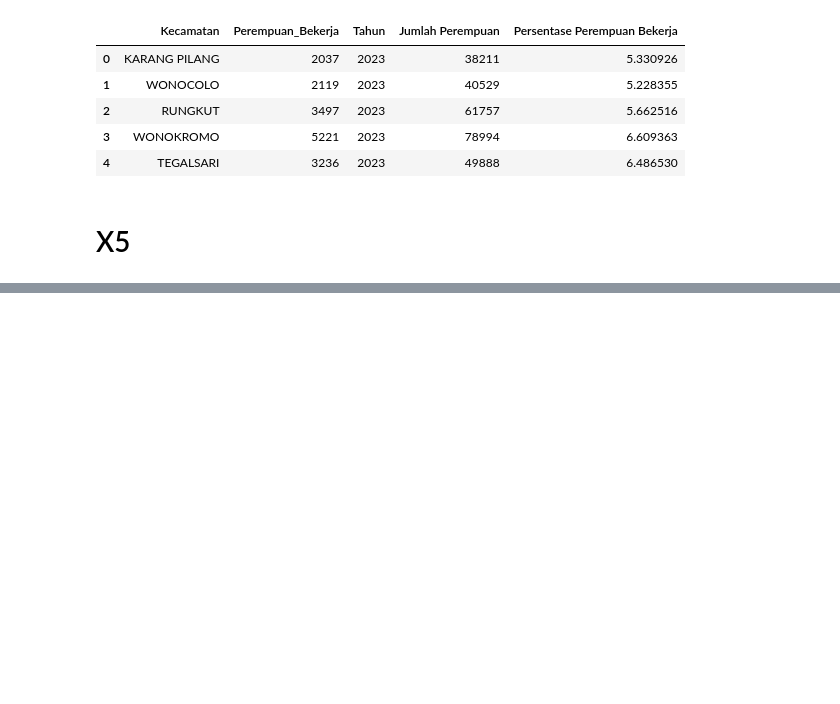
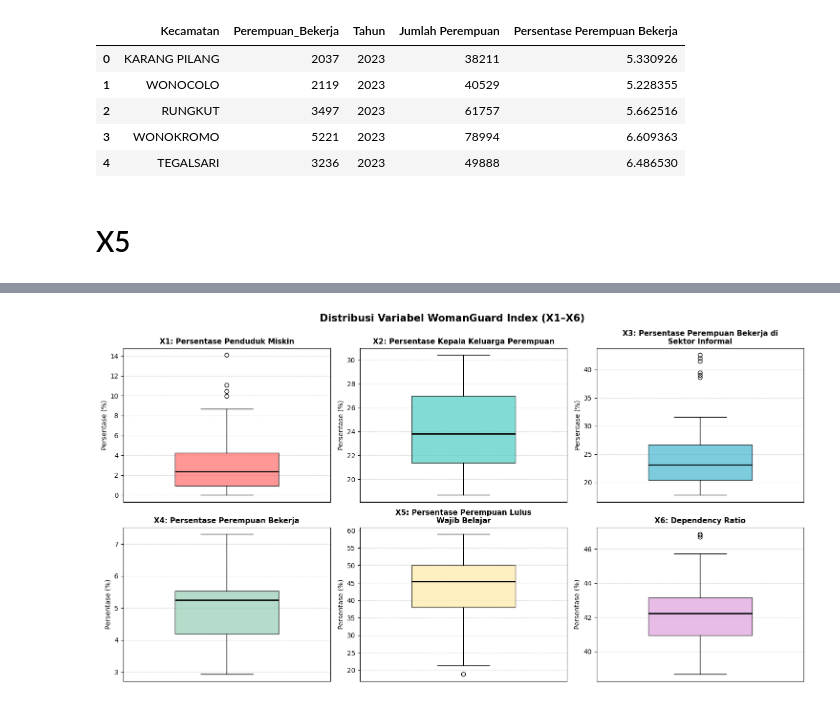
Before and after one commit to difta11/womanguard-index-surabaya, a Jupyter notebook: wgi_new_var.ipynb, the cells around one changed output, grey strips where cells are left out. Saved outputs shown, nothing was run; the diff lists cells and outputs as text; code cells hidden in the pictures; blank space fills up the shorter version.

```diff
--- a/wgi_new_var.ipynb
+++ b/wgi_new_var.ipynb
@@ -713,0 +975,7 @@ x5_final.head()
+# %%
+X1 = pd.read_csv("D:\KULIAH\Project\womanguard-index-surabaya\Data terbaru dip\X1 Persentase Penduduk Miskin\X1_Rasio_Keluarga_Miskin.csv")
+X2 = pd.read_csv("D:\KULIAH\Project\womanguard-index-surabaya\Data terbaru dip\X2 Persentase Kepala Keluarga Perempuan\X2_Rasio Kepala Keluarga Perempuan.csv")
+X3 = pd.read_csv("D:\KULIAH\Project\womanguard-index-surabaya\Data terbaru dip\X3 Persentase Perempuan Bekerja di Sektor Informal\X3_Persentase_Perempuan_Bekerja_di_Sektor_Informal.csv")
+X4 = pd.read_csv("D:\KULIAH\Project\womanguard-index-surabaya\Data terbaru dip\X4 Persentase perempuan yang bekerja\X4_Persentase Perempuan Bekerja")
+X5 = pd.read_csv("D:\KULIAH\Project\womanguard-index-surabaya\Data terbaru dip\X5 Persentase Perempuan Lulus Wajib Belajar\X5_Persentase Perempuan Lulus.csv")
+X6 = pd.read_csv("D:\KULIAH\Project\womanguard-index-surabaya\Data terbaru dip\X6 Dependency Ratio\X6_Dependency_Ratio.csv")
@@ -713,0 +1030,79 @@ x5_final.head()
+# %%
+# Visualisasi boxplot
+fig, axes = plt.subplots(2, 3, figsize=(15, 8))
+axes = axes.flatten()
+
+# Nama kolom pada final_df
+columns = [
+    "X1",
+    "X2",
+    "X3",
+    "X4",
+    "X5",
+    "X6"
+]
+
+# Judul
+titles = [
+    "X1: Persentase Penduduk Miskin",
+    "X2: Persentase Kepala Keluarga Perempuan",
+    "X3: Persentase Perempuan Bekerja di\nSektor Informal",
+    "X4: Persentase Perempuan Bekerja",
+    "X5: Persentase Perempuan Lulus\nWajib Belajar",
+    "X6: Dependency Ratio"
+]
+
+colors = ['#FF6B6B', '#4ECDC4', '#45B7D1',
+          '#96CEB4', '#FFEAA7', '#DDA0DD']
+
+for ax, col, title, color in zip(axes, columns, titles, colors):
+
+    bp = ax.boxplot(
+        final_df[col],
+        patch_artist=True,
+        widths=0.5
+    )
+
+    bp['boxes'][0].set_facecolor(color)
+    bp['boxes'][0].set_alpha(0.7)
+
+    bp['medians'][0].set_color('black')
+    bp['medians'][0].set_linewidth(2)
+
+    ax.set_title(title, fontsize=11, fontweight='bold')
+    ax.set_ylabel("Persentase (%)", fontsize=10)
+    ax.grid(axis='y', linestyle='--', alpha=0.5)
+    ax.set_xticks([])
+
+plt.suptitle(
+    "Distribusi Variabel WomanGuard Index (X1–X6)",
+    fontsize=15,
+    fontweight='bold'
+)
+
+plt.tight_layout()
+
+plt.savefig(
+    r"D:\KULIAH\Project\womanguard-index-surabaya\Data terbaru dip\Visualisasi\Boxplot_Distribution.png",
+    dpi=300,
+    bbox_inches="tight"
+)
+
+plt.show()
+
+for col in ["X1","X2","X3","X4","X5","X6"]:
+    Q1 = final_df[col].quantile(0.25)
+    Q3 = final_df[col].quantile(0.75)
+
+    IQR = Q3 - Q1
+
+    lower = Q1 - 1.5*IQR
+    upper = Q3 + 1.5*IQR
+
+    outlier = final_df[(final_df[col] < lower) | (final_df[col] > upper)]
+
+    print(f"{col}")
+    print("Jumlah outlier :", len(outlier))
+    print()
+# %% [output]
+[figure, added]
```
Also changed, not shown: parts of 44 cells of this notebook, 29 other files.
